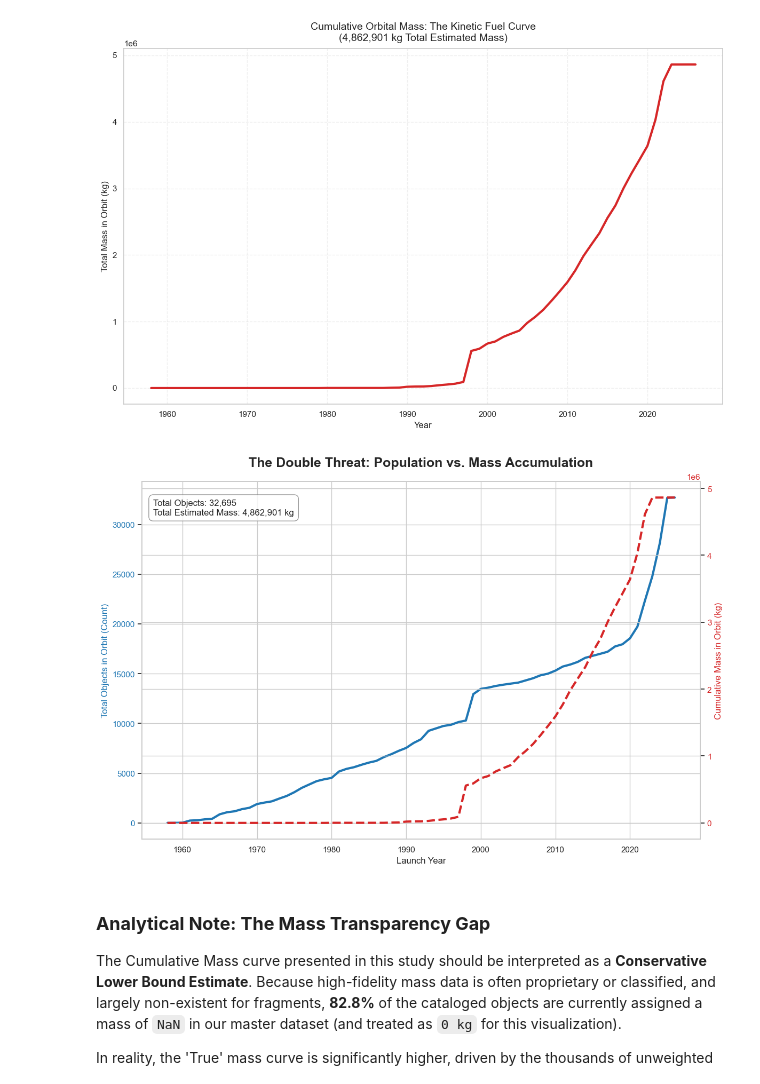
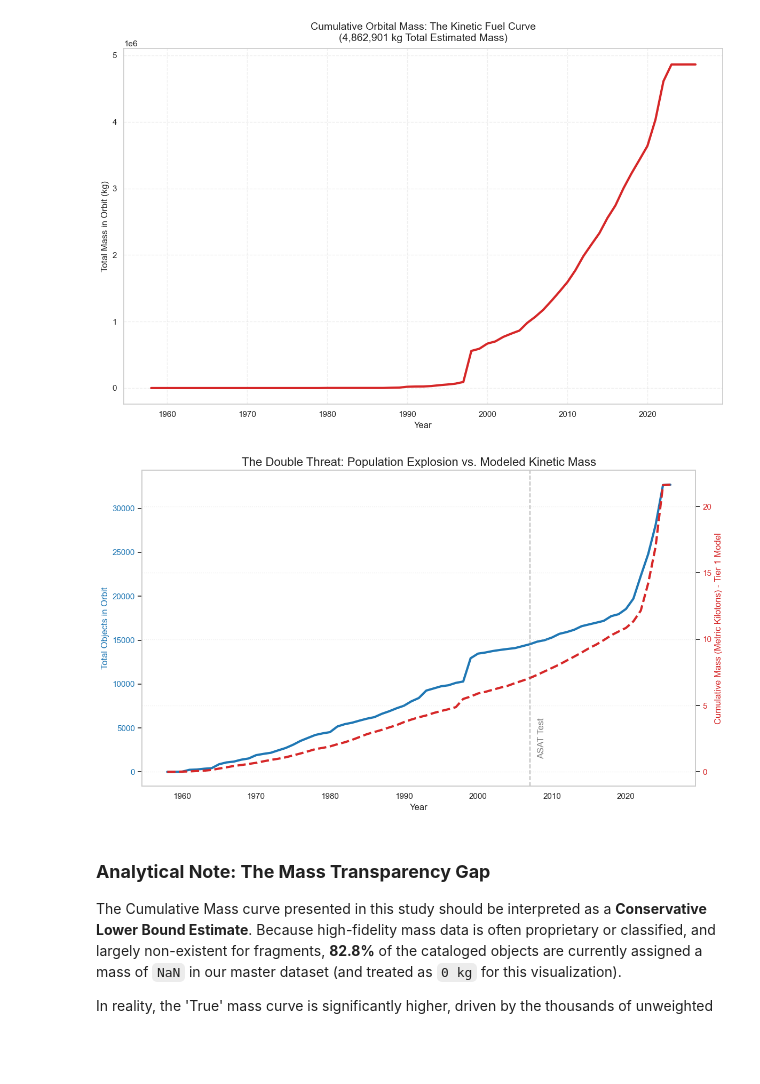
Before and after one commit to sithid/orbital-debris-assessment, a Jupyter notebook: notebooks/eda/satcat_eda.ipynb, the cells around one changed output. Drawn from its saved outputs; the diff is of its cells as text; code cells hidden in the pictures; blank space fills up the shorter version.

```diff
--- a/notebooks/eda/satcat_eda.ipynb
+++ b/notebooks/eda/satcat_eda.ipynb
@@ -490,33 +490,39 @@ plt.show()
 # %% [output]
 [figure]
 # %%
-fig, ax1 = plt.subplots(figsize=(12, 8))
+annual_stats = clutter_data.groupby('launch_year').agg(
+    count=('object_name', 'count'),
+    mass=('proxy_mass_kg', 'sum')
+).reset_index()
 
-ax1.set_xlabel('Launch Year', fontsize=12)
-ax1.set_ylabel('Total Objects in Orbit (Count)', color='tab:blue', fontsize=12)
-ax1.plot(pop_growth.index, pop_growth.values, color='tab:blue', linewidth=3, label='Population')
-ax1.tick_params(axis='y', labelcolor='tab:blue')
+annual_stats['cumulative_count'] = annual_stats['count'].cumsum()
+annual_stats['cumulative_mass'] = annual_stats['mass'].cumsum() / 1_000_000 # To Kilotons
+
+fig, ax1 = plt.subplots(figsize=(12, 7))
+
+color = 'tab:blue'
+ax1.set_xlabel('Year', fontsize=12)
+ax1.set_ylabel('Total Objects in Orbit', color=color, fontsize=12)
+ax1.plot(annual_stats['launch_year'], annual_stats['cumulative_count'], color=color, linewidth=3, label='Orbital Population')
+ax1.tick_params(axis='y', labelcolor=color)
+ax1.grid(False)
 
 ax2 = ax1.twinx()
-ax2.set_ylabel('Cumulative Mass in Orbit (kg)', color='tab:red', fontsize=12)
-ax2.plot(mass_growth.index, mass_growth.values, color='tab:red', linestyle='--', linewidth=3, label='Mass')
-ax2.tick_params(axis='y', labelcolor='tab:red')
+color = 'tab:red'
+ax2.set_ylabel('Cumulative Mass (Metric Kilotons) - Tier 1 Model', color=color, fontsize=12)
+ax2.plot(annual_stats['launch_year'], annual_stats['cumulative_mass'], color=color, linewidth=3, linestyle='--', label='Modeled Kinetic Mass')
+ax2.tick_params(axis='y', labelcolor=color)
+ax2.grid(True, linestyle=':', alpha=0.3)
 
-plt.title('The Double Threat: Population vs. Mass Accumulation',
-          fontsize=18, pad=20, fontweight='bold')
+plt.title('The Double Threat: Population Explosion vs. Modeled Kinetic Mass', fontsize=16)
+plt.axvline(x=2007, color='grey', linestyle='--', alpha=0.5)
+plt.text(2008, 1, 'ASAT Test', rotation=90, verticalalignment='bottom', color='grey')
 
-stats_text = (f'Total Objects: {len(kessler_arc):,}\n'
-              f'Total Estimated Mass: {mass_growth.iloc[-1]:,.0f} kg')
-
-ax1.text(0.02, 0.95, stats_text, transform=ax1.transAxes, fontsize=12,
-         verticalalignment='top', bbox=dict(boxstyle='round,pad=0.5',
-         facecolor='white', alpha=0.8, edgecolor='gray'))
-
-plt.tight_layout()
-plt.savefig('../../images/double_threat.png', dpi=300, bbox_inches='tight')
+fig.tight_layout()
+plt.savefig('../../images/double_threat.png', dpi=300) # Overwrites the old one with the new TIER 1 version
 plt.show()
 # %% [output]
-[figure, old version]
+[figure, new version]
 # %% [markdown]
 ### **Analytical Note: The Mass Transparency Gap**
 
```
Also changed, not shown: parts of 3 cells of this notebook, 5 other files.
